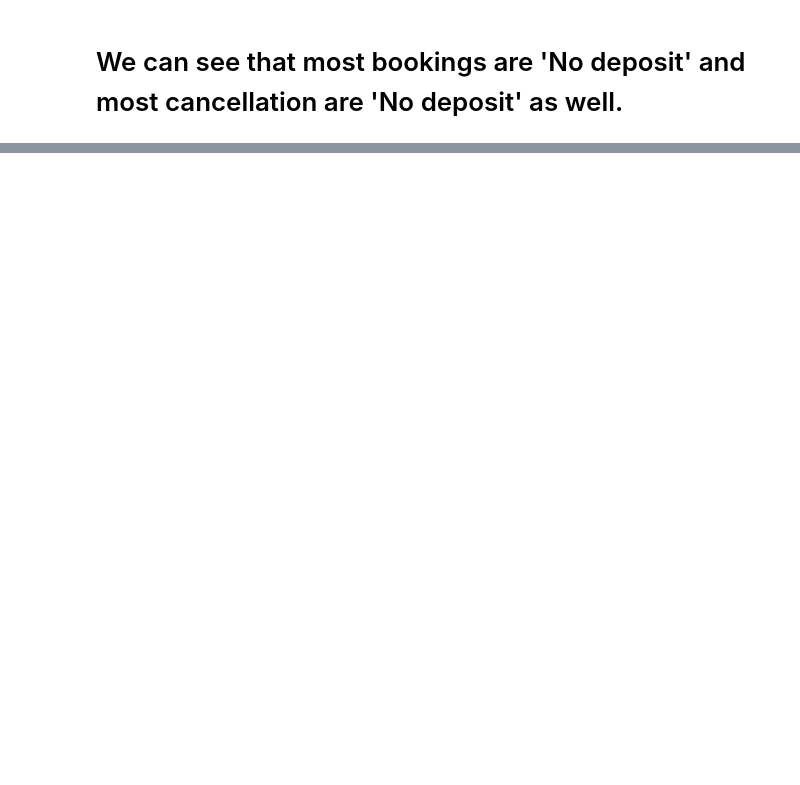
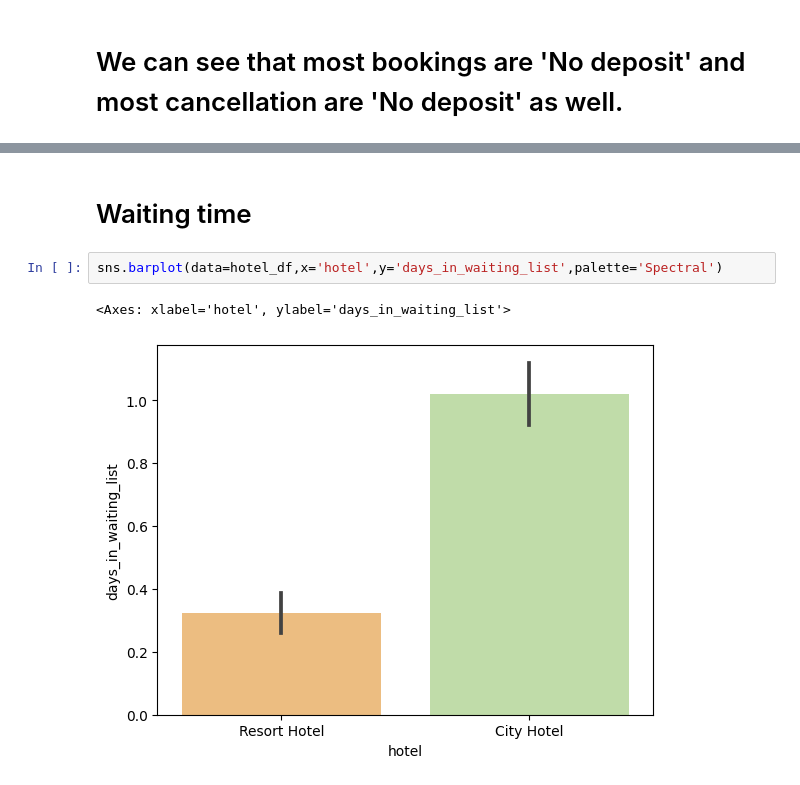
Before and after one commit to vishant750/hotelbookinganalysis, a Jupyter notebook: EDA_Hotel_Analysis.ipynb, the cells around one changed output, grey strips where cells are left out. Drawn from its saved outputs; the diff is of its cells as text; blank space fills up the shorter version.

```diff
--- a/EDA_Hotel_Analysis.ipynb
+++ b/EDA_Hotel_Analysis.ipynb
@@ -518,0 +533,7 @@ sns.countplot(data=hotel_df,x='deposit_type',hue='is_canceled',palette='Spectral
+# %% [markdown]
+# Waiting time
+# %%
+sns.barplot(data=hotel_df,x='hotel',y='days_in_waiting_list',palette='Spectral')
+# %% [output]
+<Axes: xlabel='hotel', ylabel='days_in_waiting_list'>
+[figure, added]
```
Also changed, not shown: parts of 8 cells of this notebook.
